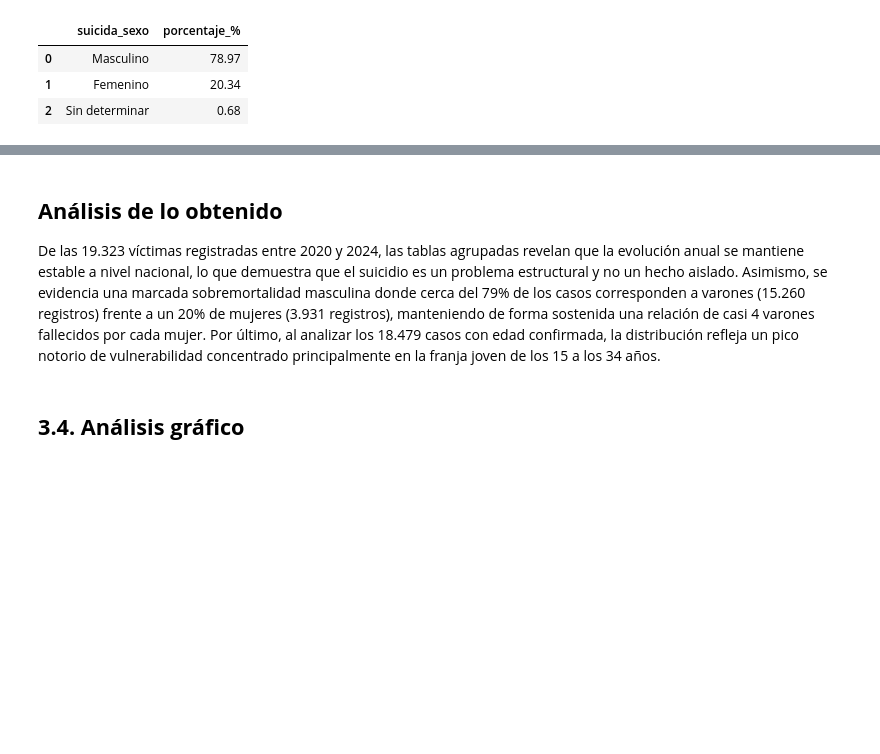
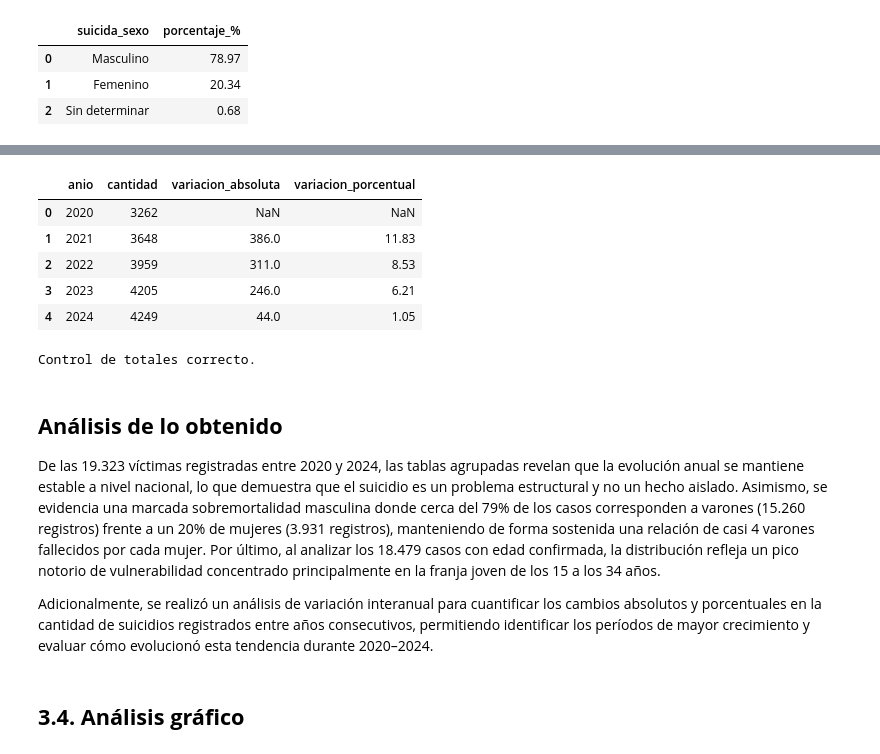
Before and after one commit to fce-laboratoriotp/tp-labo, a Jupyter notebook: notebook_prueba.ipynb, the cells around one changed output, grey strips where cells are left out. Saved outputs shown, nothing was run; the diff lists cells and outputs as text; code cells hidden in the pictures; blank space fills up the shorter version.

Commit message:
Análisis de variación interanual + agregación en la observación "Análisis de lo obtenido"

```diff
--- a/notebook_prueba.ipynb
+++ b/notebook_prueba.ipynb
@@ -748,6 +758,44 @@ PORCENTAJE POR GÉNERO
+# %%
+# Calculamos los casos registrados por año
+evolucion_anual = (
+    df_master.groupby("anio")
+    .size()
+    .reset_index(name="cantidad")
+    .sort_values("anio")
+)
+
+# Calculamos la variación absoluta
+evolucion_anual["variacion_absoluta"] = (
+    evolucion_anual["cantidad"].diff()
+)
+
+# Calculamos la variación porcentual
+evolucion_anual["variacion_porcentual"] = (
+    evolucion_anual["cantidad"].pct_change() * 100
+)
+
+# Mostramos los resultados
+display(evolucion_anual.round(2))
+
+# Verificamos que no perdimos observaciones
+assert evolucion_anual["cantidad"].sum() == len(df_master), (
+    "ERROR: No coinciden los totales"
+)
+
+print("Control de totales correcto.")
+# %% [output]
+|  | anio | cantidad | variacion_absoluta | variacion_porcentual |
+| 0 | 2020 | 3262 | NaN | NaN |
+| 1 | 2021 | 3648 | 386.0 | 11.83 |
+| 2 | 2022 | 3959 | 311.0 | 8.53 |
+| 3 | 2023 | 4205 | 246.0 | 6.21 |
+| 4 | 2024 | 4249 | 44.0 | 1.05 |
+Control de totales correcto.
 # %% [markdown]
 ## **Análisis de lo obtenido**
 De las 19.323 víctimas registradas entre 2020 y 2024, las tablas agrupadas revelan que la evolución anual se mantiene estable a nivel nacional, lo que demuestra que el suicidio es un problema estructural y no un hecho aislado. Asimismo, se evidencia una marcada sobremortalidad masculina donde cerca del 79% de los casos corresponden a varones (15.260 registros) frente a un 20% de mujeres (3.931 registros), manteniendo de forma sostenida una relación de casi 4 varones fallecidos por cada mujer. Por último, al analizar los 18.479 casos con edad confirmada, la distribución refleja un pico notorio de vulnerabilidad concentrado principalmente en la franja joven de los 15 a los 34 años.
+
+Adicionalmente, se realizó un análisis de variación interanual para cuantificar los cambios absolutos y porcentuales en la cantidad de suicidios registrados entre años consecutivos, permitiendo identificar los períodos de mayor crecimiento y evaluar cómo evolucionó esta tendencia durante 2020–2024.
 # %% [markdown]
 ## **3.4. Análisis gráfico**
 # %% [markdown]
```
Also changed, not shown: parts of 1 cell of this notebook.
